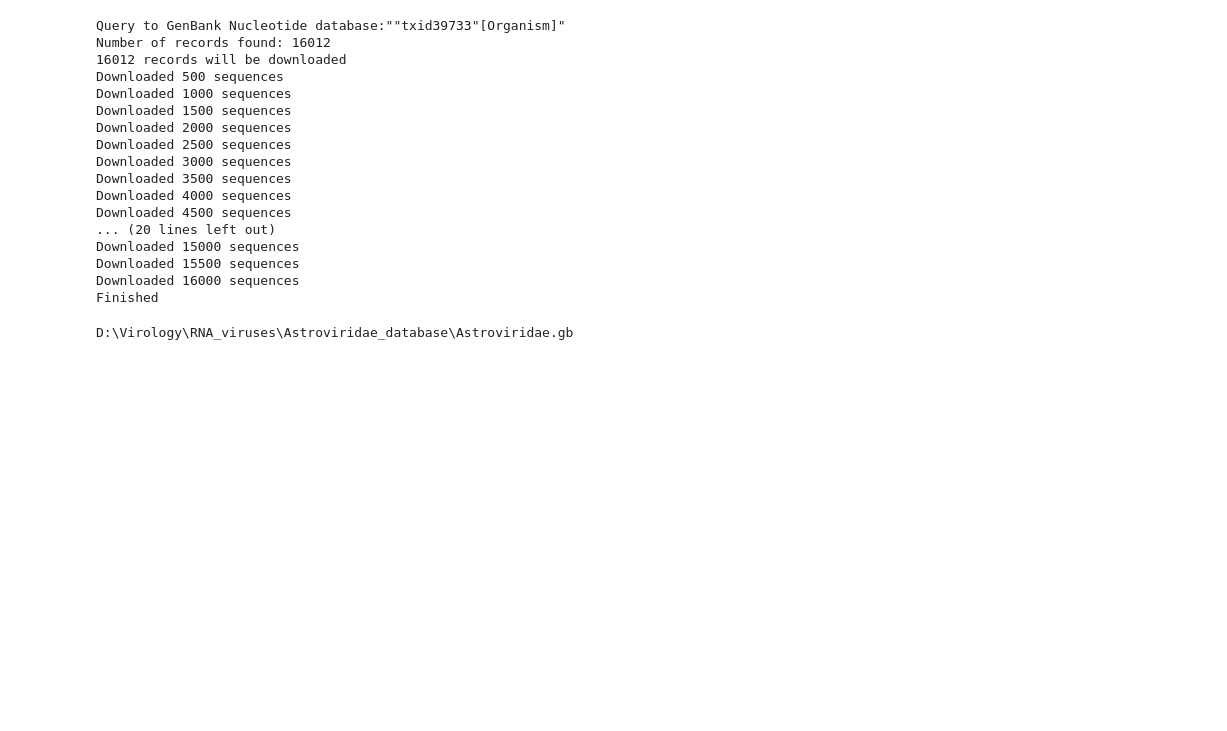
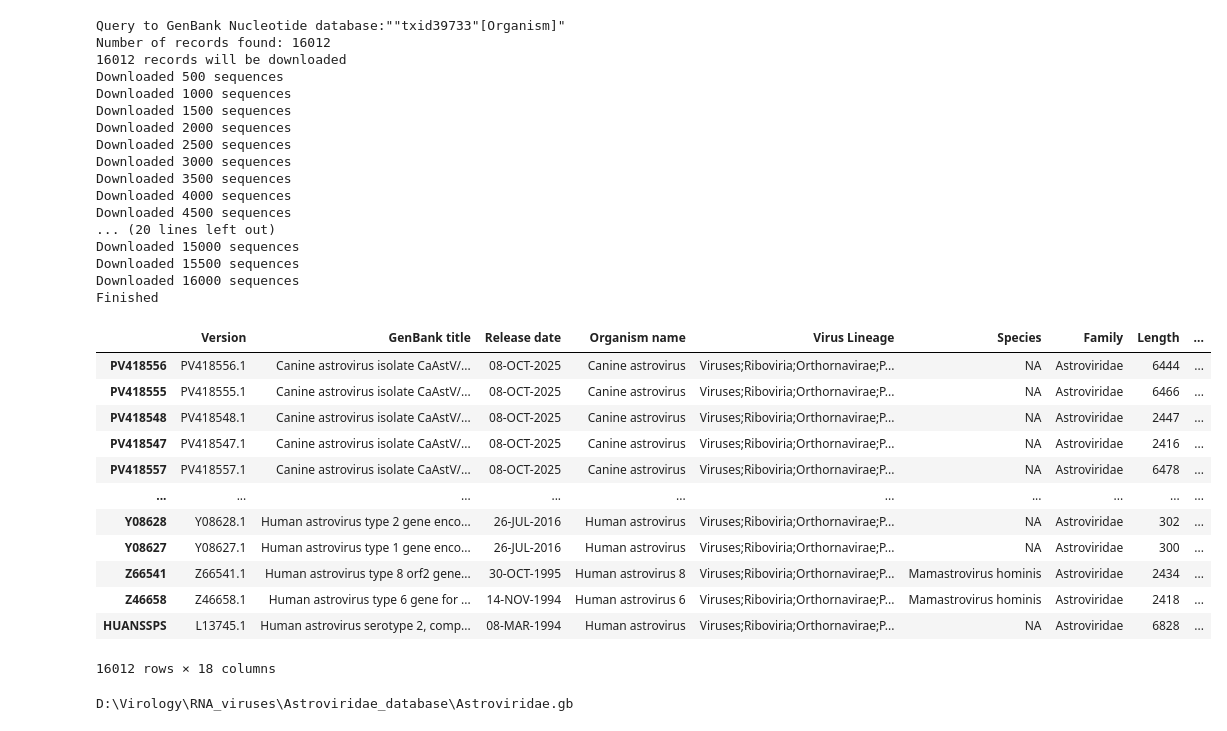
Before and after one commit to v-julia/Astroviridae_database, a Jupyter notebook: AstroviridaeDatabase.ipynb, the cells around one changed output. Cells and saved outputs as stored; diff of their text form; code cells hidden in the pictures; blank space fills up the shorter version.

```diff
--- a/AstroviridaeDatabase.ipynb
+++ b/AstroviridaeDatabase.ipynb
@@ -342,6 +446,22 @@ Finished
 # %%
 input_file = "Astroviridae_15102025.gb"
 data = fetch_metadata_from_gb(input_file)
+# %%
+data
+# %% [output]
+|  | Version | GenBank title | Release date | Organism name | Virus Lineage | Species | Family | Length | ... |
+| PV418556 | PV418556.1 | Canine astrovirus isolate CaAstV/... | 08-OCT-2025 | Canine astrovirus | Viruses;Riboviria;Orthornavirae;P... | NA | Astroviridae | 6444 | ... |
+| PV418555 | PV418555.1 | Canine astrovirus isolate CaAstV/... | 08-OCT-2025 | Canine astrovirus | Viruses;Riboviria;Orthornavirae;P... | NA | Astroviridae | 6466 | ... |
+| PV418548 | PV418548.1 | Canine astrovirus isolate CaAstV/... | 08-OCT-2025 | Canine astrovirus | Viruses;Riboviria;Orthornavirae;P... | NA | Astroviridae | 2447 | ... |
+| PV418547 | PV418547.1 | Canine astrovirus isolate CaAstV/... | 08-OCT-2025 | Canine astrovirus | Viruses;Riboviria;Orthornavirae;P... | NA | Astroviridae | 2416 | ... |
+| PV418557 | PV418557.1 | Canine astrovirus isolate CaAstV/... | 08-OCT-2025 | Canine astrovirus | Viruses;Riboviria;Orthornavirae;P... | NA | Astroviridae | 6478 | ... |
+| ... | ... | ... | ... | ... | ... | ... | ... | ... | ... |
+| Y08628 | Y08628.1 | Human astrovirus type 2 gene enco... | 26-JUL-2016 | Human astrovirus | Viruses;Riboviria;Orthornavirae;P... | NA | Astroviridae | 302 | ... |
+| Y08627 | Y08627.1 | Human astrovirus type 1 gene enco... | 26-JUL-2016 | Human astrovirus | Viruses;Riboviria;Orthornavirae;P... | NA | Astroviridae | 300 | ... |
+| Z66541 | Z66541.1 | Human astrovirus type 8 orf2 gene... | 30-OCT-1995 | Human astrovirus 8 | Viruses;Riboviria;Orthornavirae;P... | Mamastrovirus hominis | Astroviridae | 2434 | ... |
+| Z46658 | Z46658.1 | Human astrovirus type 6 gene for ... | 14-NOV-1994 | Human astrovirus 6 | Viruses;Riboviria;Orthornavirae;P... | Mamastrovirus hominis | Astroviridae | 2418 | ... |
+| HUANSSPS | L13745.1 | Human astrovirus serotype 2, comp... | 08-MAR-1994 | Human astrovirus | Viruses;Riboviria;Orthornavirae;P... | NA | Astroviridae | 6828 | ... |
+16012 rows × 18 columns
 # %%
 orf_coord("Astroviridae_15102025_template.gb", "ORF_names.csv")
 # %%
```
Also changed, not shown: parts of 1 cell of this notebook, 5 other files.
